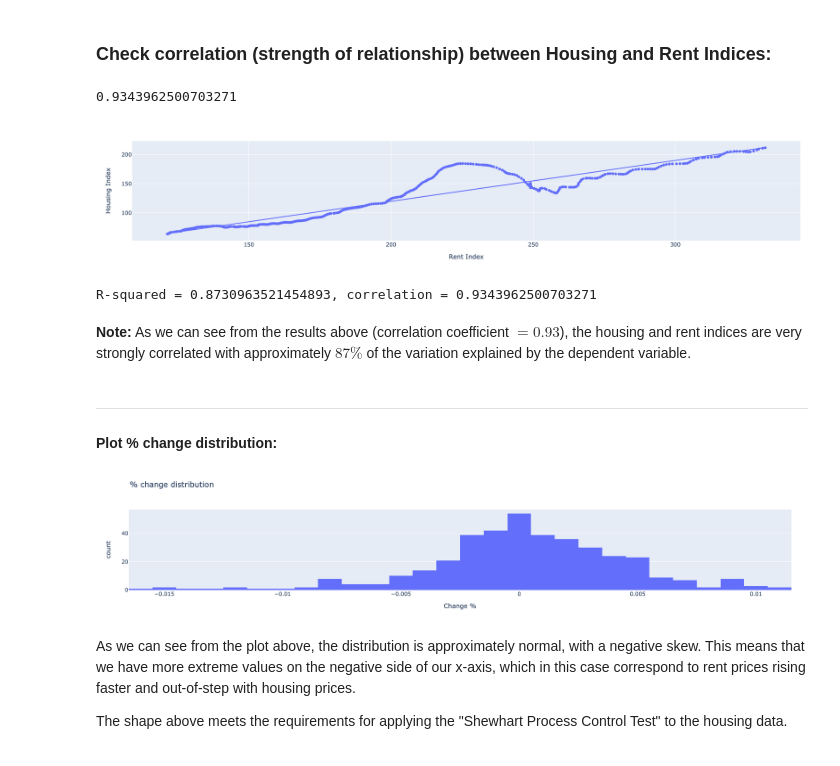
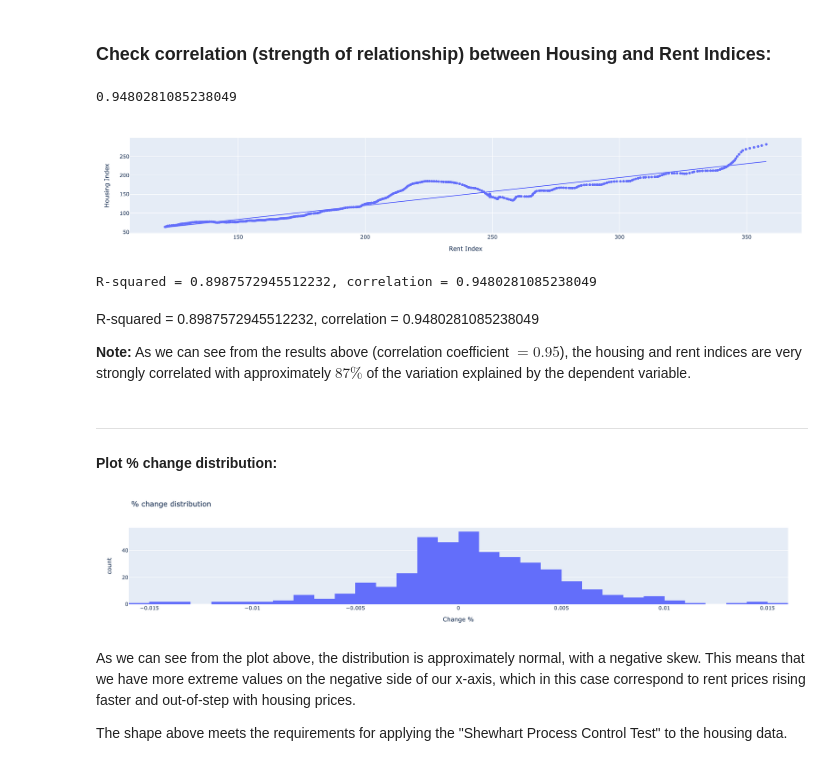
Before and after one commit to Walter-Ullon/analytics-stories, a Jupyter notebook: Chapter 27 - Recession Indicators/recession_indicators.ipynb, the cells around one changed output. Saved outputs shown, nothing was run; the diff lists cells and outputs as text; code cells hidden in the pictures.

Commit message:
added Sahm rule notebook and updated housing dataset to include points up to january 2022

```diff
--- a/Chapter 27 - Recession Indicators/recession_indicators.ipynb
+++ b/Chapter 27 - Recession Indicators/recession_indicators.ipynb
@@ -52,5 +53,11 @@ Image(filename='./images/quote.png', width=800)
 # %%
-housing_df = pd.read_excel('HousingNew.xlsx', header=10).iloc[0:391, 0:3]
+# original dataset used in the book:
+# housing_df = pd.read_excel('HousingNew.xlsx', header=10).iloc[0:391, 0:3]
+
+# up-to-date dataset (January-2022):
+housing_df = pd.read_excel('HousingNew.xlsx', sheet_name='up-to-date')
+
+# rename columns:
 housing_df.rename(columns={'CSUSHPINSA': 'Housing Index', 'Rent': 'Rent Index'}, inplace=True)
 housing_df
 # %% [output]
@@ -163,31 +171,34 @@ from scipy.stats import pearsonr
 corr, _ = pearsonr(housing_df['Housing Index'], housing_df['Rent Index'])
 print(corr)
 # %% [output]
-0.9343962500703271
+0.9480281085238049
 # %%
 # fit a trendline and take the square root of the R-squared value:
 corr_fig = px.scatter(housing_df, x='Rent Index', y='Housing Index', trendline='ols')
 corr_fig
 Image(filename='./images/trendline.png', width=1500)
 # %% [output]
-[figure, old version]
+[figure, new version]
 # %%
 # extract R-squared value from trendline and take square root (to get correlation):
 r_sqrd = px.get_trendline_results(corr_fig).px_fit_results.iloc[0].rsquared
 print(f"R-squared = {r_sqrd}, correlation = {np.sqrt(r_sqrd)}")
 # %% [output]
-R-squared = 0.8730963521454893, correlation = 0.9343962500703271
+R-squared = 0.8987572945512232, correlation = 0.9480281085238049
 # %% [markdown]
-**Note:** As we can see from the results above (correlation coefficient $= 0.93$), the housing and rent indices are very strongly correlated with approximately $87\%$ of the variation explained by the dependent variable.
+R-squared = 0.8987572945512232, correlation = 0.9480281085238049
+
+
+**Note:** As we can see from the results above (correlation coefficient $= 0.95$), the housing and rent indices are very strongly correlated with approximately $87\%$ of the variation explained by the dependent variable.
 # %% [markdown]
 ---
 #### Plot % change distribution:
 # %%
 # plot the change histogram:
 px.histogram(housing_df, "Change %", title='% change distribution')
-Image(filename='./images/change_dist.png', width=1600)
+Image(filename='./images/change_distribution.png', width=1600)
 # %% [output]
-[figure, old version]
+[figure, new version]
 # %% [markdown]
 As we can see from the plot above, the distribution is approximately normal, with a negative skew. This means that we have more extreme values on the negative side of our x-axis, which in this case correspond to rent prices rising faster and out-of-step with housing prices.
 
```
Also changed, not shown: parts of 9 cells of this notebook, 10 other files.
